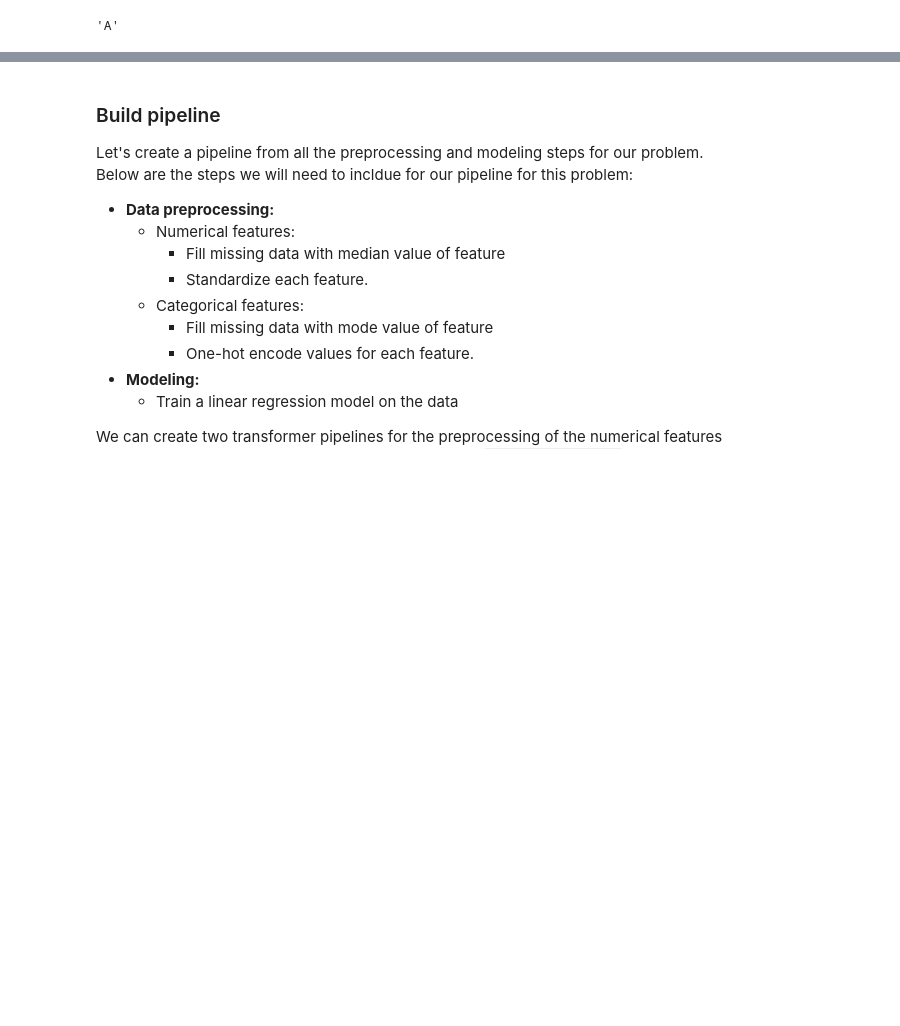
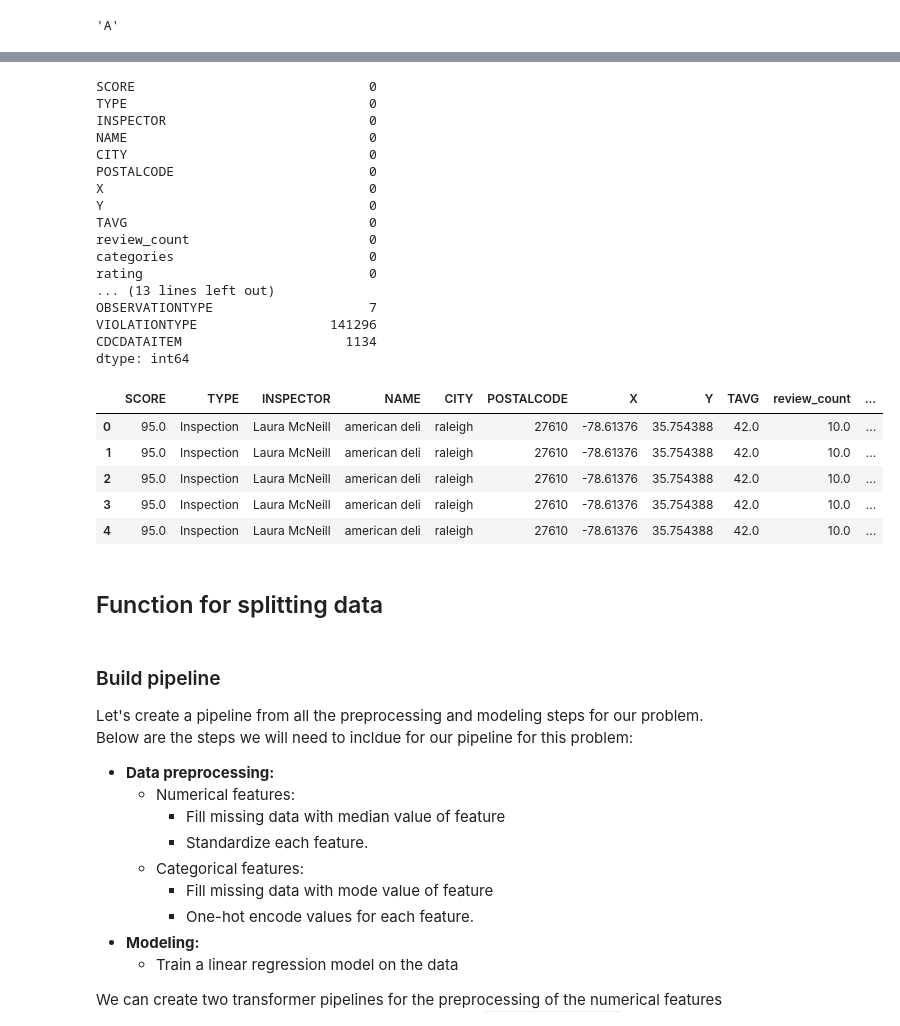
Before and after one commit to shyamal-anadkat/wake-county-food-inspections-analysis, a Jupyter notebook: Wake County -- Restaurant Food Inspections Analysis [AIPI510].ipynb, the cells around one changed output, grey strips where cells are left out. Drawn from its saved outputs; the diff is of its cells as text; code cells hidden in the pictures; blank space fills up the shorter version.

```diff
--- a/Wake County -- Restaurant Food Inspections Analysis [AIPI510].ipynb
+++ b/Wake County -- Restaurant Food Inspections Analysis [AIPI510].ipynb
@@ -476,3 +521,32 @@ Name: SCORE GRADE, dtype: int64
+# %%
+print(clean_feat.isna().sum())
+clean_feat.head()
+# %% [output]
+SCORE                              0
+TYPE                               0
+INSPECTOR                          0
+NAME                               0
+CITY                               0
+POSTALCODE                         0
+X                                  0
+Y                                  0
+TAVG                               0
+review_count                       0
+categories                         0
+rating                             0
+... (13 lines left out)
+OBSERVATIONTYPE                    7
+VIOLATIONTYPE                 141296
+CDCDATAITEM                     1134
+dtype: int64
+|  | SCORE | TYPE | INSPECTOR | NAME | CITY | POSTALCODE | X | Y | TAVG | review_count | ... |
+| 0 | 95.0 | Inspection | Laura McNeill | american deli | raleigh | 27610 | -78.61376 | 35.754388 | 42.0 | 10.0 | ... |
+| 1 | 95.0 | Inspection | Laura McNeill | american deli | raleigh | 27610 | -78.61376 | 35.754388 | 42.0 | 10.0 | ... |
+| 2 | 95.0 | Inspection | Laura McNeill | american deli | raleigh | 27610 | -78.61376 | 35.754388 | 42.0 | 10.0 | ... |
+| 3 | 95.0 | Inspection | Laura McNeill | american deli | raleigh | 27610 | -78.61376 | 35.754388 | 42.0 | 10.0 | ... |
+| 4 | 95.0 | Inspection | Laura McNeill | american deli | raleigh | 27610 | -78.61376 | 35.754388 | 42.0 | 10.0 | ... |
+# %% [markdown]
+## Function for splitting data
 # %%
 # created function for splitting data
 def split_data(df):
```
Also changed, not shown: parts of 8 cells of this notebook.
